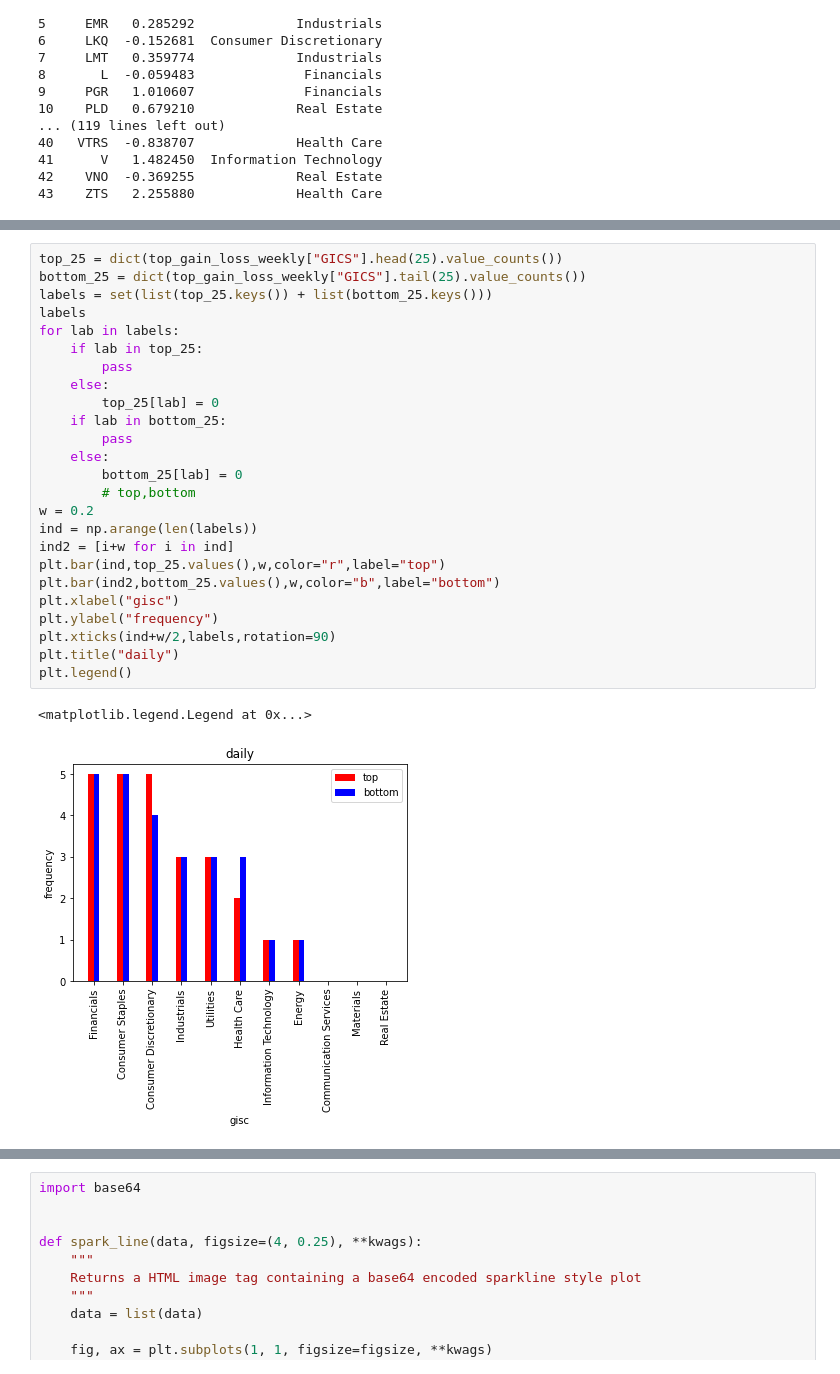
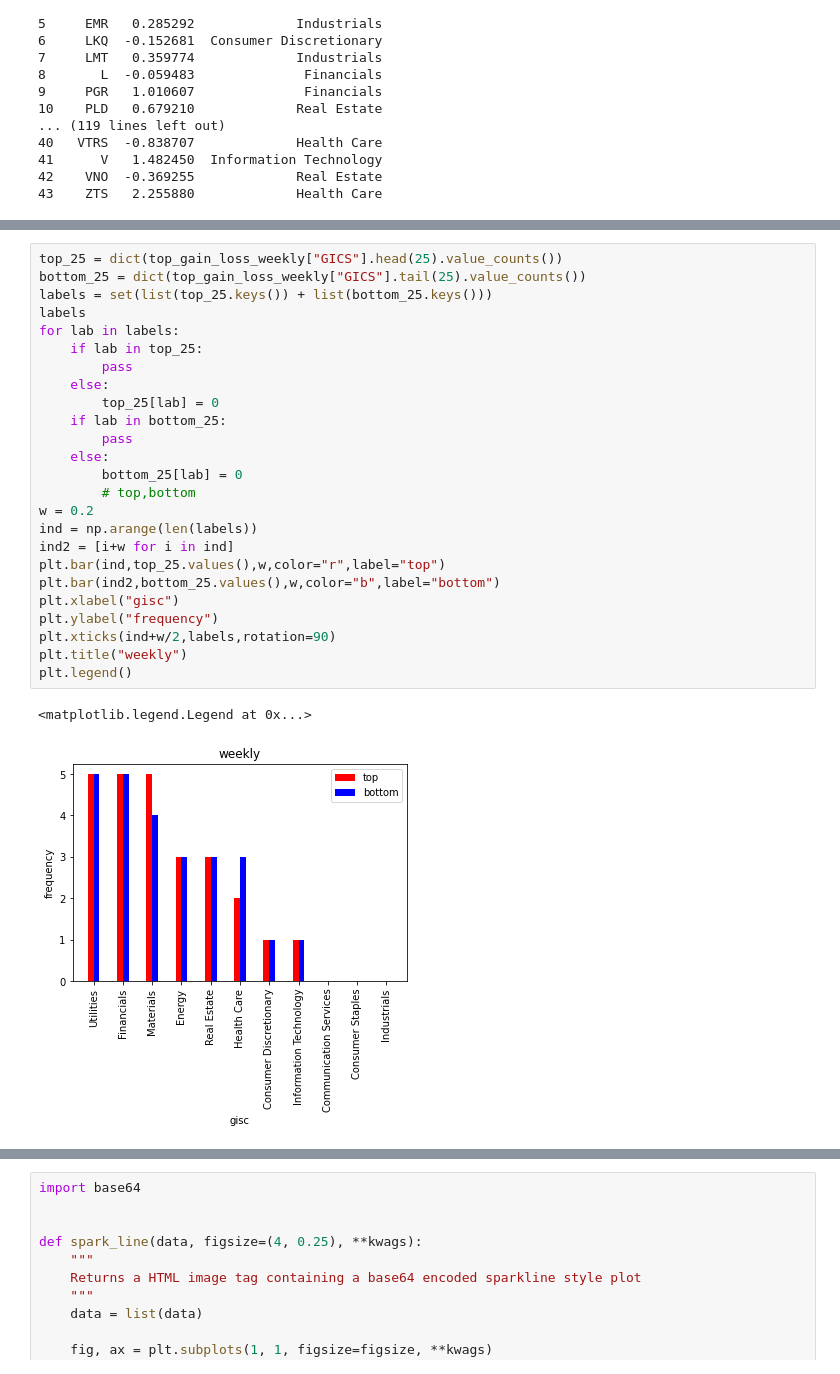
Before and after one commit to CH-Shireesha/DataScience_2019501092, a Jupyter notebook: DADV/LateSubmission/NYSE_Solution.ipynb, the cells around one changed output, grey strips where cells are left out. Drawn from its saved outputs; the diff is of its cells as text.

```diff
--- a/DADV/LateSubmission/NYSE_Solution.ipynb
+++ b/DADV/LateSubmission/NYSE_Solution.ipynb
@@ -260,31 +262,31 @@ plt.legend()
 # %%
 top_25 = dict(top_gain_loss_weekly["GICS"].head(25).value_counts())
 bottom_25 = dict(top_gain_loss_weekly["GICS"].tail(25).value_counts())
 labels = set(list(top_25.keys()) + list(bottom_25.keys()))
 labels
 for lab in labels:
     if lab in top_25:
         pass
     else:
         top_25[lab] = 0
     if lab in bottom_25:
         pass
     else:
         bottom_25[lab] = 0
         # top,bottom
 w = 0.2
 ind = np.arange(len(labels))
 ind2 = [i+w for i in ind]
 plt.bar(ind,top_25.values(),w,color="r",label="top")
 plt.bar(ind2,bottom_25.values(),w,color="b",label="bottom")
 plt.xlabel("gisc")
 plt.ylabel("frequency")
 plt.xticks(ind+w/2,labels,rotation=90)
-plt.title("daily")
+plt.title("weekly")
 plt.legend()
 # %% [output]
 <matplotlib.legend.Legend at 0x...>
-[figure, old version]
+[figure, new version]
 # %%
 top_25 = dict(top_gain_loss_monthly["GICS"].head(25).value_counts())
 bottom_25 = dict(top_gain_loss_monthly["GICS"].tail(25).value_counts())
```
Also changed, not shown: parts of 6 cells of this notebook.
